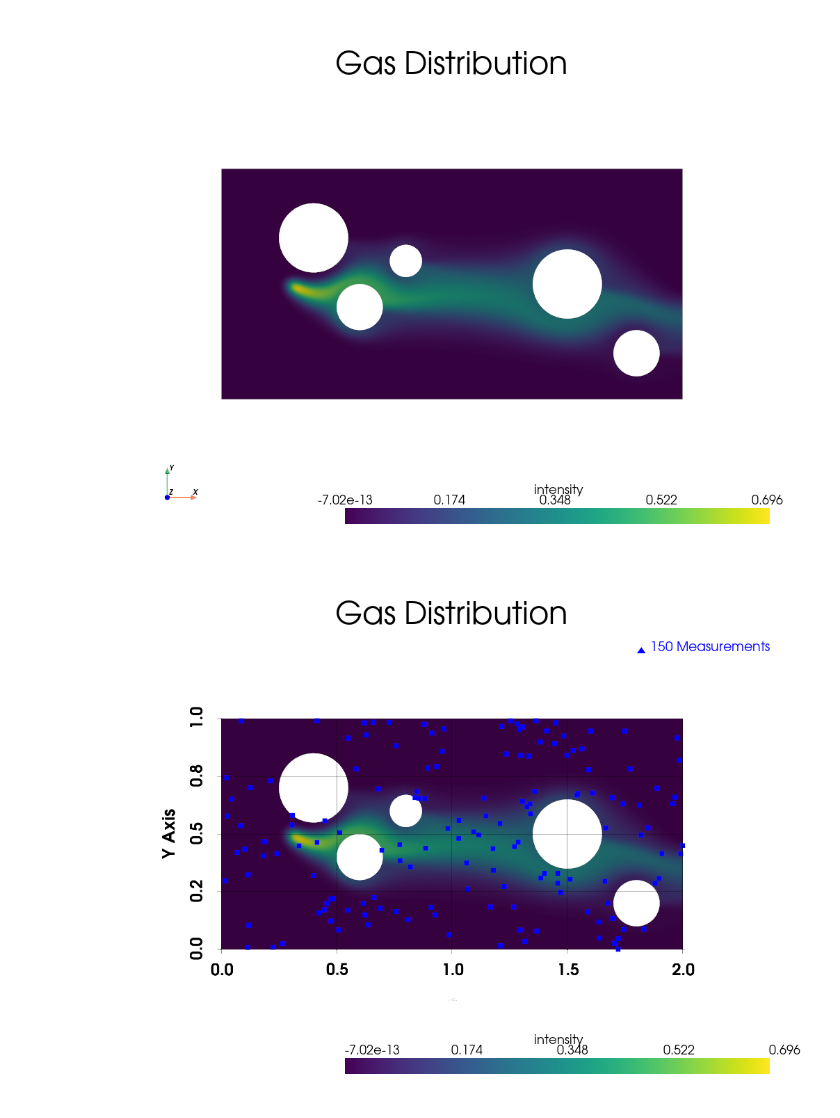
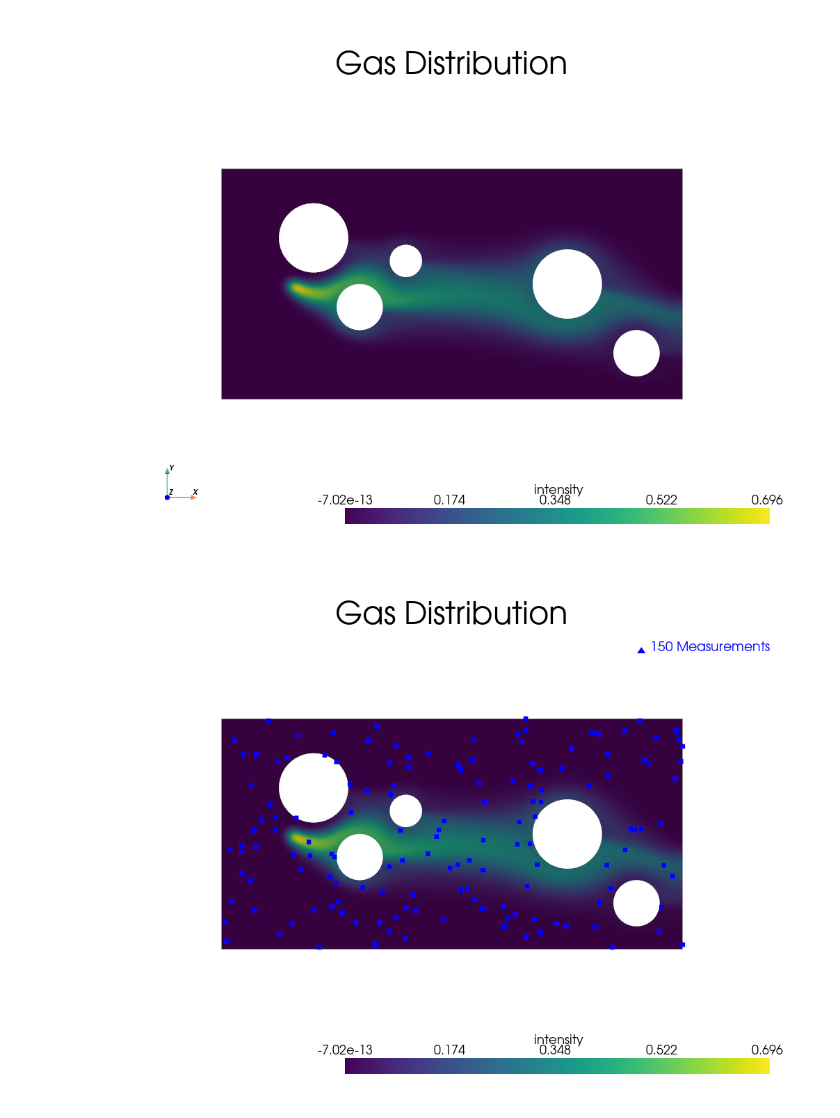
Before and after one commit to domaiii/dispersion_sim, a Jupyter notebook: inverse_AD/inverse_AD_obstacles.ipynb, the cells around one changed output. Saved outputs shown, nothing was run; the diff lists cells and outputs as text; code cells hidden in the pictures.

```diff
--- a/inverse_AD/inverse_AD_obstacles.ipynb
+++ b/inverse_AD/inverse_AD_obstacles.ipynb
@@ -98,31 +99,31 @@ plotter.show()
 # %%
 # Select values from c in m
 n = len(c.x.array)
 n_measurements = 150 # int(0.01 * n)
 
 # # random distribution
 m_ids = np.random.choice(np.arange(n+1), size=n_measurements, replace=False) # random distribution
 
 m = c.x.array[m_ids]
 
 # Plot
 grid.point_data["intensity"] = c.x.array
 plotter = pv.Plotter()
 plotter.add_mesh(grid, scalars="intensity", cmap="viridis", show_edges=False)
 selected_points = grid.points[m_ids]
 
 plotter.add_points(
     selected_points,
     color="blue",
     point_size=7,
     label=f"{n_measurements} Measurements")
 plotter.add_title("Gas Distribution")
 plotter.view_xy()
-plotter.show_grid()
+#plotter.show_grid()
 plotter.add_legend()
 plotter.show()
 # %% [output]
-[figure, old version]
+[figure, new version]
 # %%
 # Inverse Problem
 
```
Also changed, not shown: parts of 3 cells of this notebook, 10 other files.
